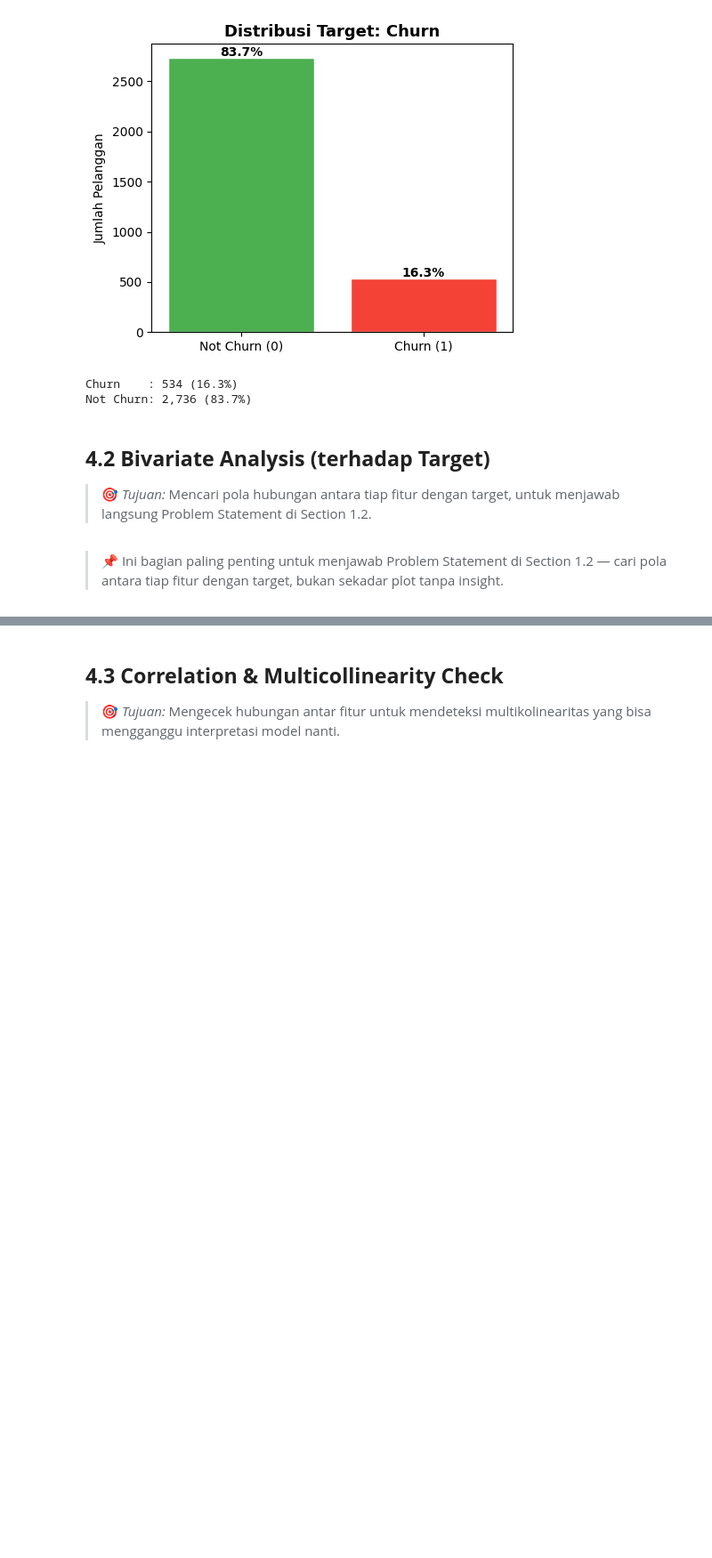
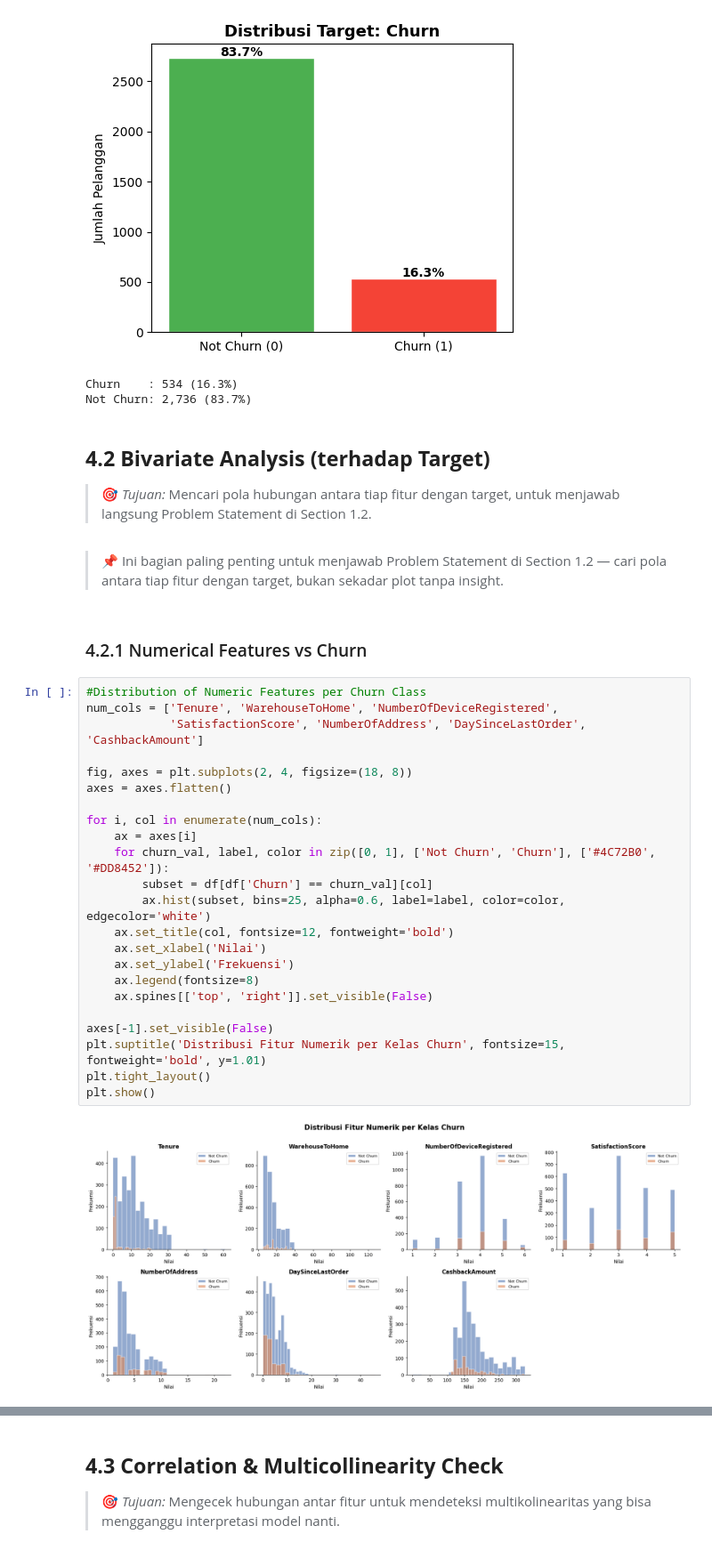
Before and after one commit to MikaMahaputra/E-Commerce-Customer-Churn, a Jupyter notebook: notebook/e-commerce-churn-analysis.ipynb, the cells around one changed output, grey strips where cells are left out. Shown at 89% size. Saved outputs shown, nothing was run; the diff lists cells and outputs as text; blank space fills up the shorter version.

```diff
--- a/notebook/e-commerce-churn-analysis.ipynb
+++ b/notebook/e-commerce-churn-analysis.ipynb
@@ -851,3 +851,30 @@ Not Churn: 2,736 (83.7%)
 > 🎯 *Tujuan:* Mencari pola hubungan antara tiap fitur dengan target, untuk menjawab langsung Problem Statement di Section 1.2.
 # %% [markdown]
 > 📌 Ini bagian paling penting untuk menjawab Problem Statement di Section 1.2 — cari pola antara tiap fitur dengan target, bukan sekadar plot tanpa insight.
+# %% [markdown]
+### 4.2.1 Numerical Features vs Churn
+# %%
+#Distribution of Numeric Features per Churn Class
+num_cols = ['Tenure', 'WarehouseToHome', 'NumberOfDeviceRegistered',
+            'SatisfactionScore', 'NumberOfAddress', 'DaySinceLastOrder', 'CashbackAmount']
+
+fig, axes = plt.subplots(2, 4, figsize=(18, 8))
+axes = axes.flatten()
+
+for i, col in enumerate(num_cols):
+    ax = axes[i]
+    for churn_val, label, color in zip([0, 1], ['Not Churn', 'Churn'], ['#4C72B0', '#DD8452']):
+        subset = df[df['Churn'] == churn_val][col]
+        ax.hist(subset, bins=25, alpha=0.6, label=label, color=color, edgecolor='white')
+    ax.set_title(col, fontsize=12, fontweight='bold')
+    ax.set_xlabel('Nilai')
+    ax.set_ylabel('Frekuensi')
+    ax.legend(fontsize=8)
+    ax.spines[['top', 'right']].set_visible(False)
+
+axes[-1].set_visible(False)
+plt.suptitle('Distribusi Fitur Numerik per Kelas Churn', fontsize=15, fontweight='bold', y=1.01)
+plt.tight_layout()
+plt.show()
+# %% [output]
+[figure, added]
```
Also changed, not shown: parts of 11 cells of this notebook.
